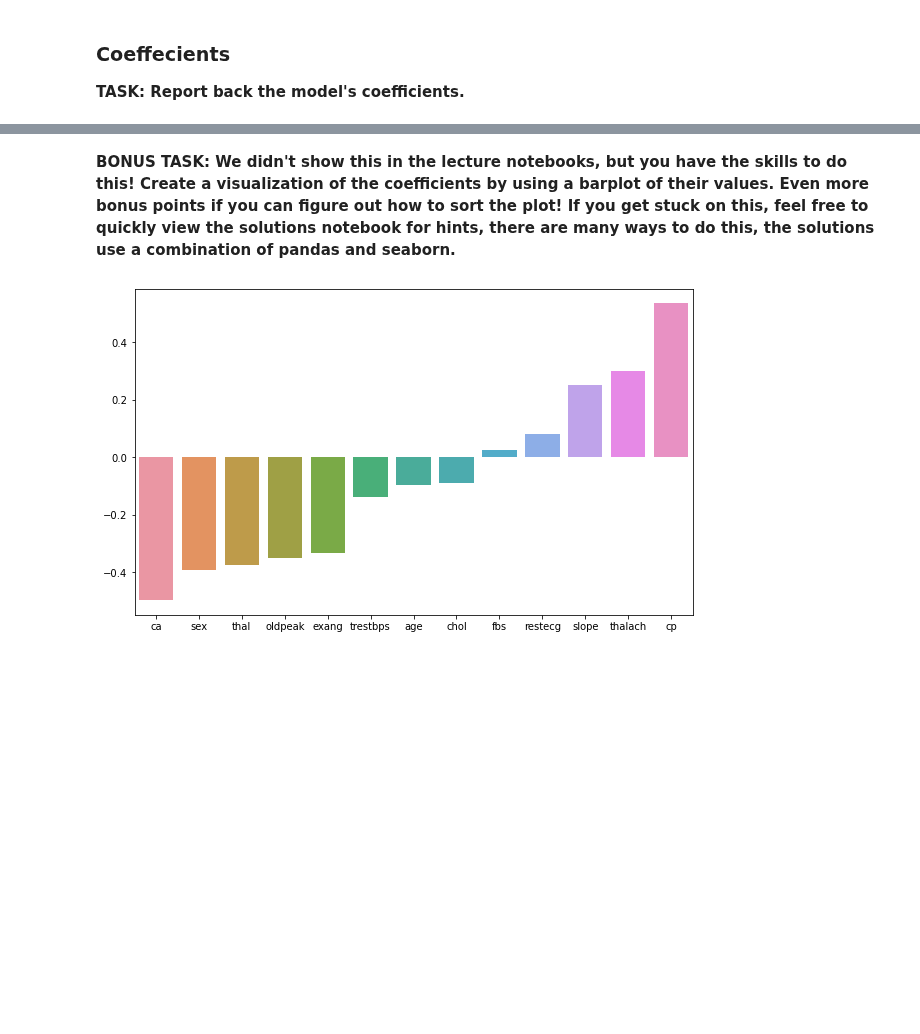
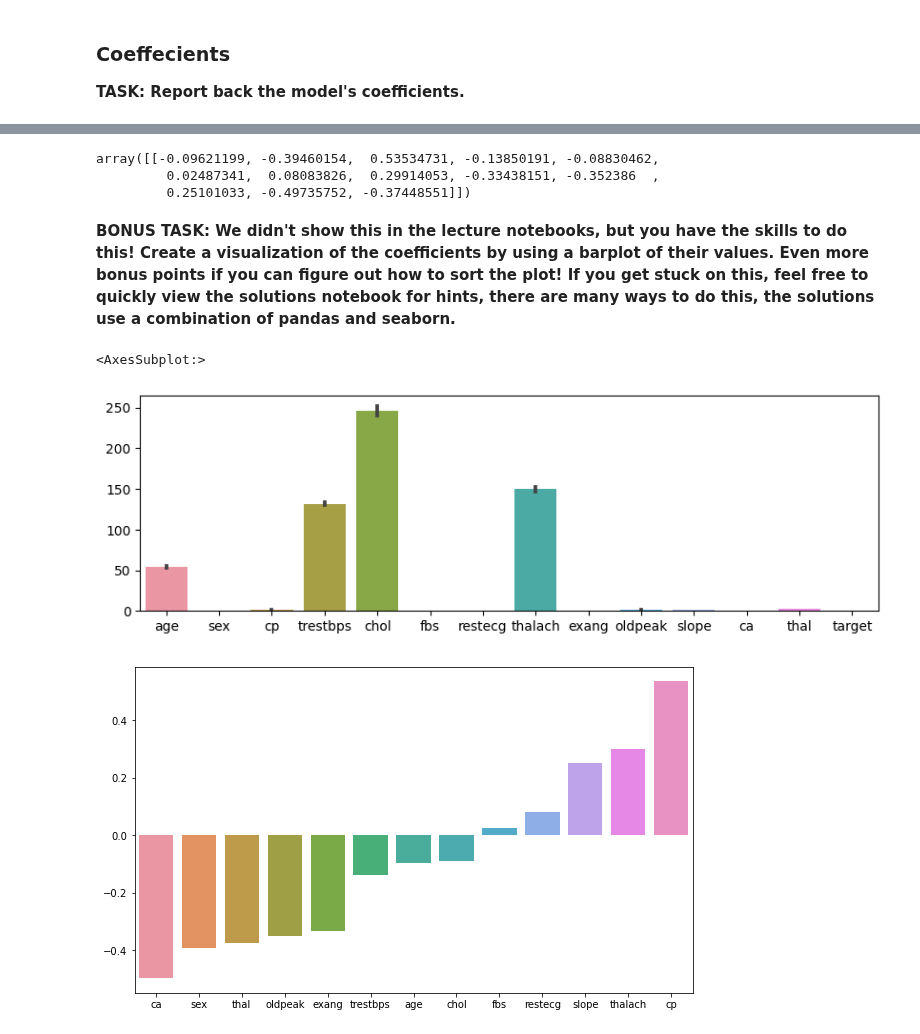
Before and after one commit to Denisse-AB/machine-learning, a Jupyter notebook: Logistic-Regression-Project-Exercise.ipynb, the cells around one changed output, grey strips where cells are left out. Cells and saved outputs as stored; diff of their text form; code cells hidden in the pictures; blank space fills up the shorter version.

```diff
--- a/Logistic-Regression-Project-Exercise.ipynb
+++ b/Logistic-Regression-Project-Exercise.ipynb
@@ -228,2 +219,8 @@ array([[-0.09621199, -0.39460154,  0.53534731, -0.13850191, -0.08830462,
+# %%
+coef
+# %% [output]
+array([[-0.09621199, -0.39460154,  0.53534731, -0.13850191, -0.08830462,
+         0.02487341,  0.08083826,  0.29914053, -0.33438151, -0.352386  ,
+         0.25101033, -0.49735752, -0.37448551]])
 # %% [markdown]
 **BONUS TASK: We didn't show this in the lecture notebooks, but you have the skills to do this! Create a visualization of the coefficients by using a barplot of their values. Even more bonus points if you can figure out how to sort the plot! If you get stuck on this, feel free to quickly view the solutions notebook for hints, there are many ways to do this, the solutions use a combination of pandas and seaborn.**
@@ -232,3 +227,10 @@ array([[-0.09621199, -0.39460154,  0.53534731, -0.13850191, -0.08830462,
+# %%
+plt.figure(figsize=(10,3), dpi=100)
+coef = log_model.coef_
+sns.barplot(data=df)
+# %% [output]
+<AxesSubplot:>
+[figure, added]
 # %%
 # %% [output]
 [figure]
```
Also changed, not shown: parts of 30 cells of this notebook.
